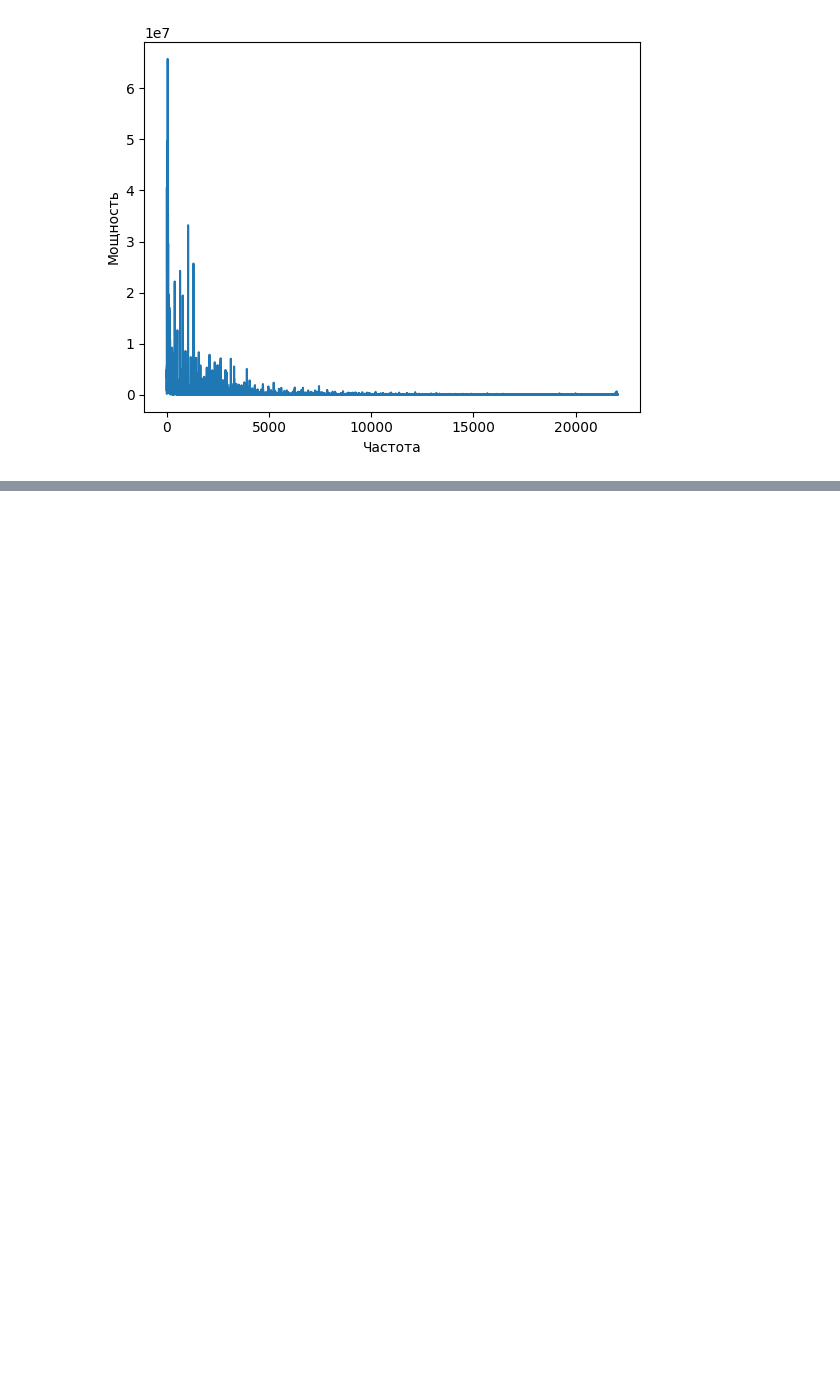
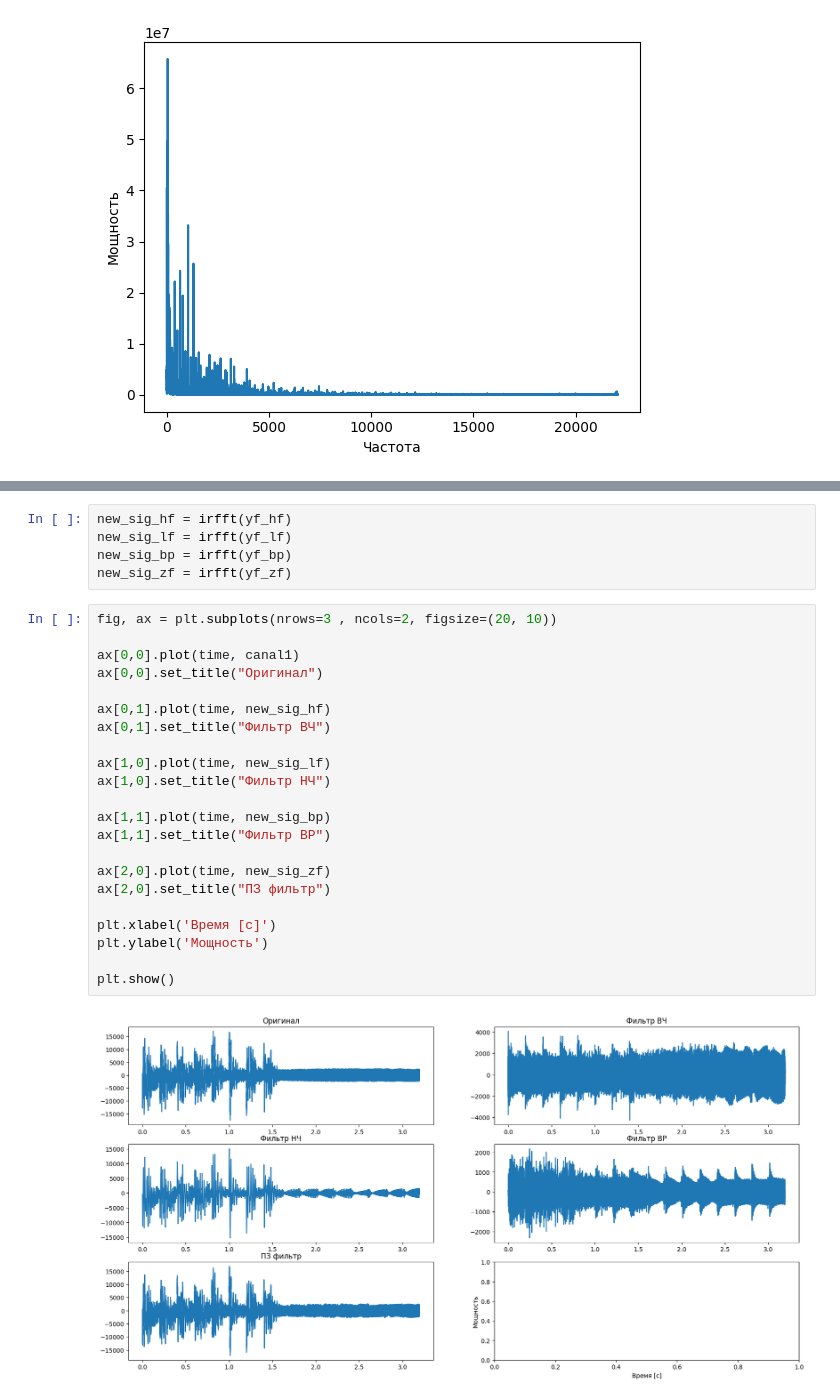
Before and after one commit to onedanoken/timeseries_homeworks, a Jupyter notebook: homework_10 (Lecture 11)/homework_10.ipynb, the cells around one changed output, grey strips where cells are left out. Drawn from its saved outputs; the diff is of its cells as text; blank space fills up the shorter version.

```diff
--- a/homework_10 (Lecture 11)/homework_10.ipynb
+++ b/homework_10 (Lecture 11)/homework_10.ipynb
@@ -54,0 +100,29 @@ plt.show()
+# %%
+new_sig_hf = irfft(yf_hf)
+new_sig_lf = irfft(yf_lf)
+new_sig_bp = irfft(yf_bp)
+new_sig_zf = irfft(yf_zf)
+# %%
+fig, ax = plt.subplots(nrows=3 , ncols=2, figsize=(20, 10))
+
+ax[0,0].plot(time, canal1)
+ax[0,0].set_title("Оригинал")
+
+ax[0,1].plot(time, new_sig_hf)
+ax[0,1].set_title("Фильтр ВЧ")
+
+ax[1,0].plot(time, new_sig_lf)
+ax[1,0].set_title("Фильтр НЧ")
+
+ax[1,1].plot(time, new_sig_bp)
+ax[1,1].set_title("Фильтр BP")
+
+ax[2,0].plot(time, new_sig_zf)
+ax[2,0].set_title("ПЗ фильтр")
+
+plt.xlabel('Время [c]')
+plt.ylabel('Мощность')
+
+plt.show()
+# %% [output]
+[figure, added]
```
Also changed, not shown: parts of 27 cells of this notebook, 2 other files.
